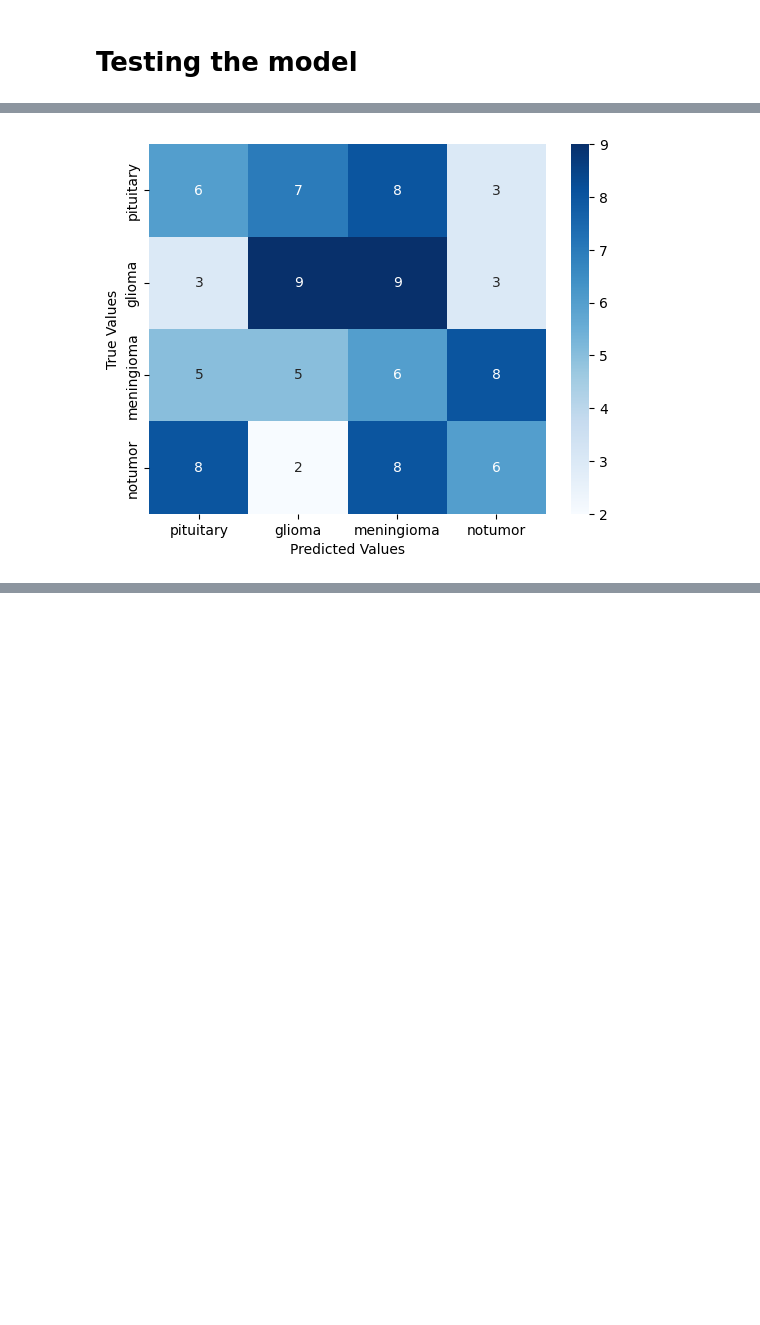
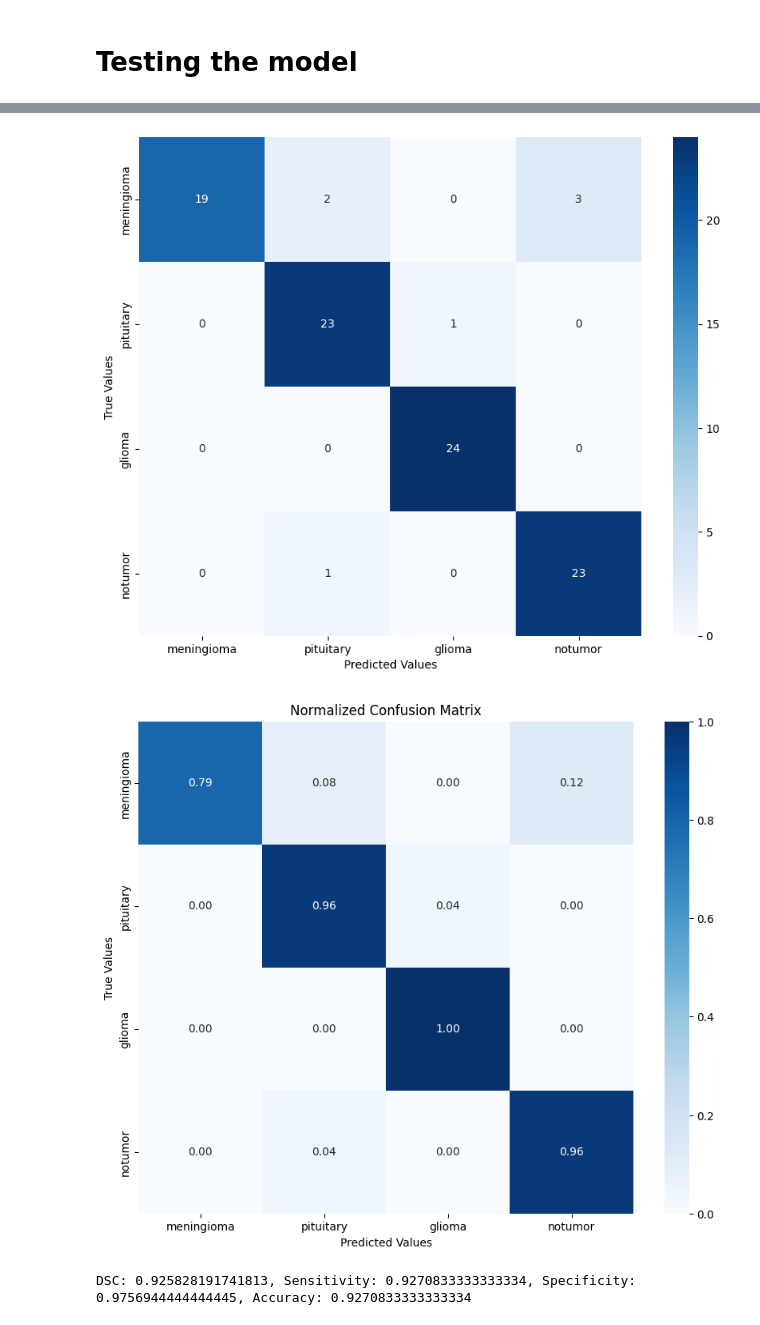
Before and after one commit to Devoalda/CSC3109_Brain_MRI_Classification, a Jupyter notebook: notebooks/FINAL/resnet50.ipynb, the cells around one changed output, grey strips where cells are left out. Cells and saved outputs as stored; diff of their text form; code cells hidden in the pictures; blank space fills up the shorter version.

```diff
--- a/notebooks/FINAL/resnet50.ipynb
+++ b/notebooks/FINAL/resnet50.ipynb
@@ -518,30 +309,45 @@ WARNING:tensorflow:5 out of the last 16 calls to <function Model.make_predict_fu
-# %%
-import seaborn as sns
-from sklearn.metrics import confusion_matrix
-
-cm = confusion_matrix(test_generator.classes, predictions)
-sns.heatmap(cm, annot=True, fmt='g', cmap='Blues', xticklabels=classes, yticklabels=classes)
-plt.xlabel('Predicted Values')
-plt.ylabel('True Values');
-# %% [output]
-[figure, removed]
 # %%
+import seaborn as sns
 from sklearn.metrics import confusion_matrix, accuracy_score
+
+classes = ['meningioma', 'pituitary', 'glioma', 'notumor']
 
 def calculate_metrics(y_true, y_pred):
     # Confusion matrix
     cm = confusion_matrix(y_true, y_pred)
 
+    # Plot the Confusion Matrix
+    plt.figure(figsize=(10, 8))
+    sns.heatmap(cm, annot=True, fmt='g', cmap='Blues', xticklabels=classes, yticklabels=classes)
+    plt.xlabel('Predicted Values')
+    plt.ylabel('True Values')
+    plt.show()
+
+    # Normalize the confusion matrix
+    cm_normalized = cm.astype('float') / cm.sum(axis=1)[:, np.newaxis]
+
+    # Plot the normalized confusion matrix
+    plt.figure(figsize=(10, 8))
+    sns.heatmap(cm_normalized, annot=True, fmt='.2f', cmap='Blues', xticklabels=classes, yticklabels=classes)
+    plt.xlabel('Predicted Values')
+    plt.ylabel('True Values')
+    plt.title('Normalized Confusion Matrix')
+    plt.show()
+
     # Calculate metrics for each class and average them
     dsc = np.mean([2.0 * cm[i, i] / (np.sum(cm[i, :]) + np.sum(cm[:, i])) for i in range(cm.shape[0])])
     sensitivity = np.mean([cm[i, i] / np.sum(cm[i, :]) for i in range(cm.shape[0])])
     specificity = np.mean([np.sum(np.delete(np.delete(cm, j, 0), j, 1)) / np.sum(np.delete(cm, j, 0)) for j in range(cm.shape[0])])
+
     # Accuracy
     accuracy = accuracy_score(y_true, y_pred)
 
     return dsc, sensitivity, specificity, accuracy
 
-# Usage:
+# Predict the output
+predictions_prob = model.predict(test_generator)
+predictions = np.argmax(predictions_prob, axis=1)
+
 dsc, sensitivity, specificity, accuracy = calculate_metrics(test_generator.classes, predictions)
 print(f"DSC: {dsc}, Sensitivity: {sensitivity}, Specificity: {specificity}, Accuracy: {accuracy}")
 # %% [output]
@@ -548,0 +355,3 @@ DSC: 0.2836893448826844, Sensitivity: 0.28125, Specificity: 0.7604166666666667,
+[figure, added]
+[figure, added]
+DSC: 0.925828191741813, Sensitivity: 0.9270833333333334, Specificity: 0.9756944444444445, Accuracy: 0.9270833333333334
```
Also changed, not shown: parts of 21 cells of this notebook.
